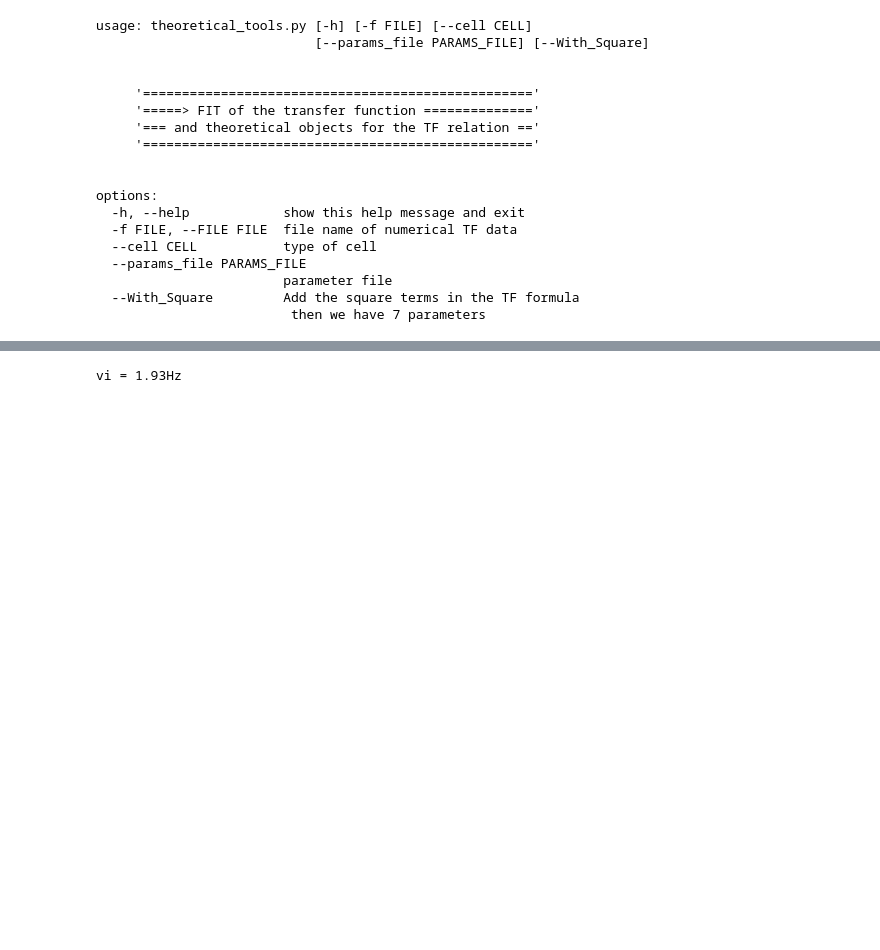
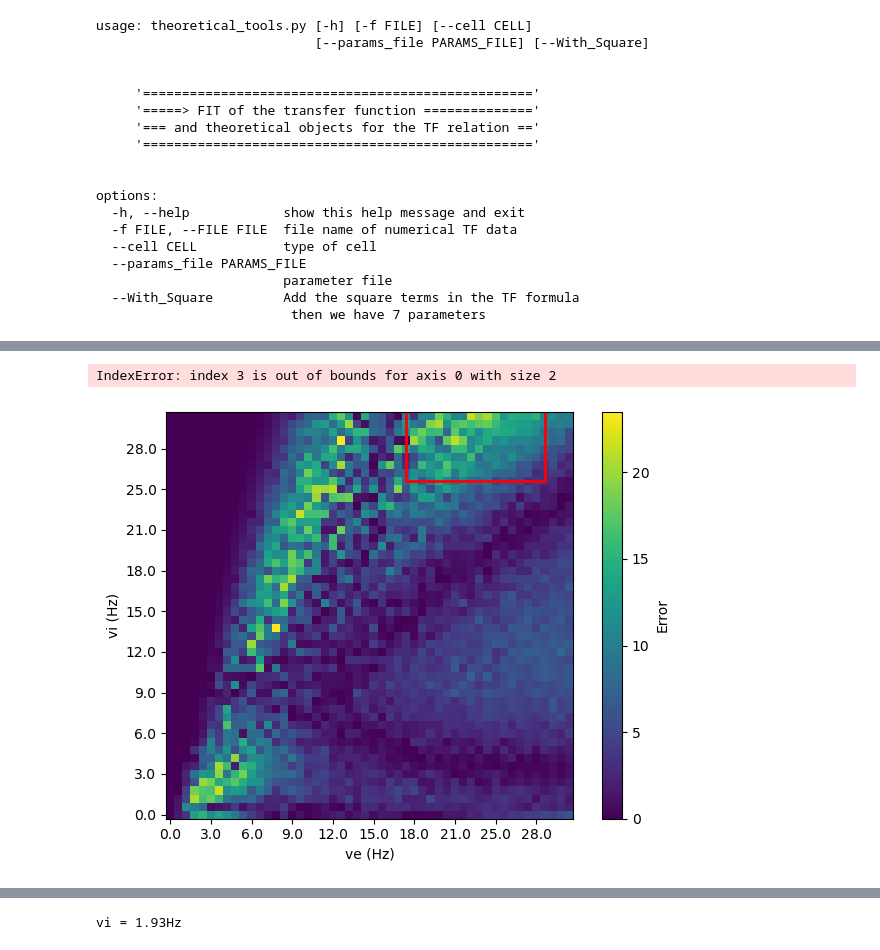
Before and after one commit to mariasacha/paper_pipeline_hub, a Jupyter notebook: whole_pipeline.ipynb, the cells around one changed output, grey strips where cells are left out. Drawn from its saved outputs; the diff is of its cells as text; code cells hidden in the pictures; blank space fills up the shorter version.

```diff
--- a/whole_pipeline.ipynb
+++ b/whole_pipeline.ipynb
@@ -184,11 +155,0 @@ array([-7.28485778e-02,  1.55648363e-02, -4.33909256e-03,  3.18668663e-02,
-# %%
-feSim, fiSim, params = np.load(param_file,allow_pickle=True)
-Fe_eff = np.zeros((fiSim.size,feSim.size))
-for i in range(fiSim.size):
-        Fe_eff[i][:] = feSim
-MEANfreq = np.load(file)
-# MEANfreq, SDfreq, Fe_eff, fiSim, params = np.load(DATA,allow_pickle=True)
-
-Fe_eff, Fout = np.array(Fe_eff), np.array(MEANfreq)
-# levels = fiSim # to store for colors
-fiSim = np.meshgrid(np.zeros(Fe_eff.shape[1]), fiSim)[1]
@@ -228,9 +155,0 @@ Veff.shape
-# %%
-Veff = effective_Vthre(Fout, muV, sV, TvN, params['Gl']*1e-9, params['Cm']*1e-12)
-fig = plt.figure()
-ax = fig.add_subplot(111)
-for i in range(len(vi)):
-    ax.plot( Veff.reshape(50,50)[i]*1e3,label=f'vi={vi[i]:.2f}Hz')
-
-ax.set_xlabel('ve [Hz]')
-ax.set_ylabel('Veff [mV]')
@@ -391,0 +262,59 @@ array([        inf,         inf,         inf, ..., -0.03367133,
+# %%
+p_all[0][3]
+# %% [output]
+IndexError: index 3 is out of bounds for axis 0 with size 2
+# %%
+error = np.sqrt((out_rate - fit_rate)**2).T
+
+fig, ax = plt.subplots()
+
+x_ticks = np.arange(0, len(ve), 5)
+y_ticks = np.arange(0, len(vi), 5)
+im= ax.imshow(error)
+
+fig.colorbar(im, ax=ax, label='Error')
+
+ax.set_xticks(x_ticks,np.round(ve[list(x_ticks)]));
+ax.set_yticks(y_ticks,np.round(vi[list(y_ticks)]));
+
+rectangular_size = 8  # You can adjust this value as needed
+
+# Apply a maximum filter to find local maxima in the error array
+local_maxima = maximum_filter(error, size=rectangular_size)
+
+# Find the indices of local maxima
+max_indices = np.argwhere(local_maxima == error)
+
+# Initialize variables to store the maximum mean error and its corresponding rectangular area
+max_mean_error = 0
+max_mean_error_rect = None
+
+# Iterate over all local maxima
+for i, j in max_indices:
+    # Calculate the mean error inside the current rectangular area
+    mean_error = np.mean(error[max(0, i-rectangular_size):min(error.shape[0], i+rectangular_size+1),
+                               max(0, j-rectangular_size):min(error.shape[1], j+rectangular_size+1)])
+
+    # Check if the mean error is greater than the current maximum mean error
+    if mean_error > max_mean_error:
+        max_mean_error = mean_error
+        max_mean_error_rect = (max(0, i-rectangular_size), max(0, j-rectangular_size),
+                               min(error.shape[0], i+rectangular_size+1), min(error.shape[1], j+rectangular_size+1))
+
+# Plot the rectangular area with the maximum mean error on the image
+x_start, y_start, x_end, y_end = max_mean_error_rect
+rect = plt.Rectangle((y_start, x_start), y_end - y_start, x_end - x_start,
+                     linewidth=2, edgecolor='r', facecolor='none')
+ax.add_patch(rect)
+
+# Show the plot
+
+ax.set_xlabel("ve (Hz)")
+ax.set_ylabel("vi (Hz)")
+
+ax.invert_yaxis()
+plt.tight_layout()
+
+plt.show()
+# %% [output]
+[figure, added]
```
Also changed, not shown: parts of 75 cells of this notebook, 8 other files.
